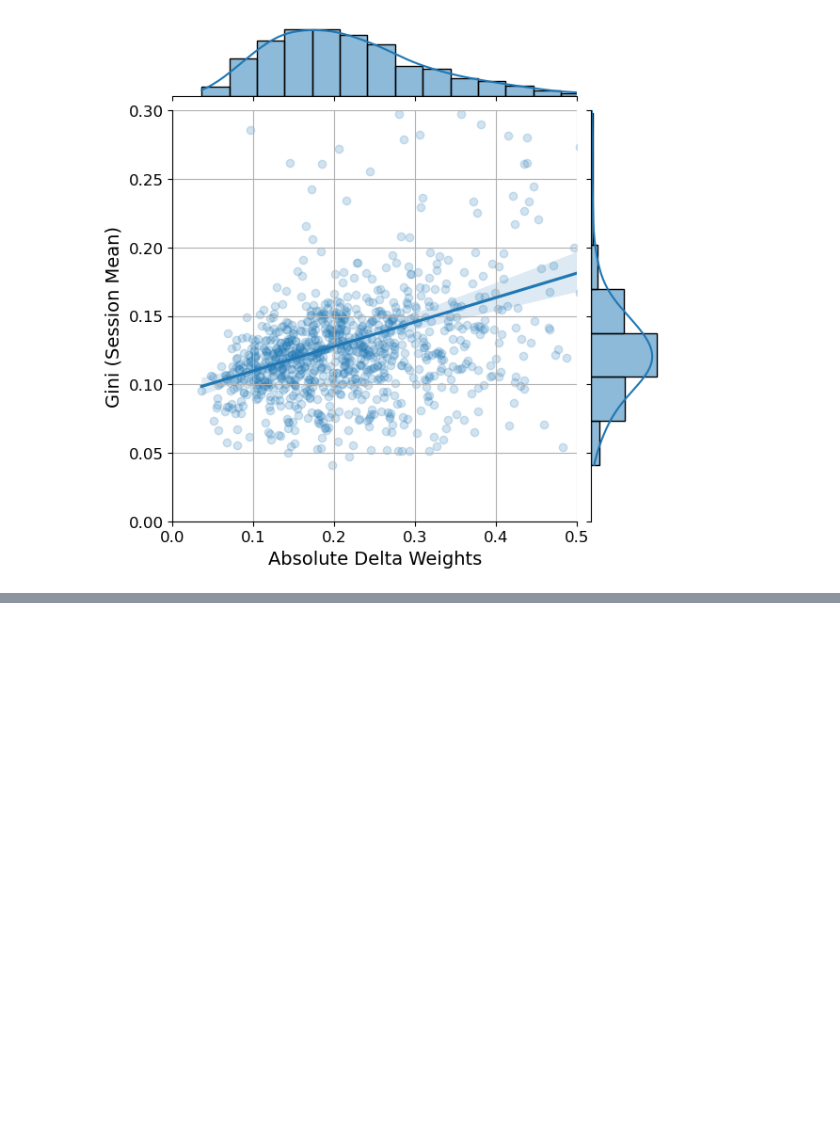
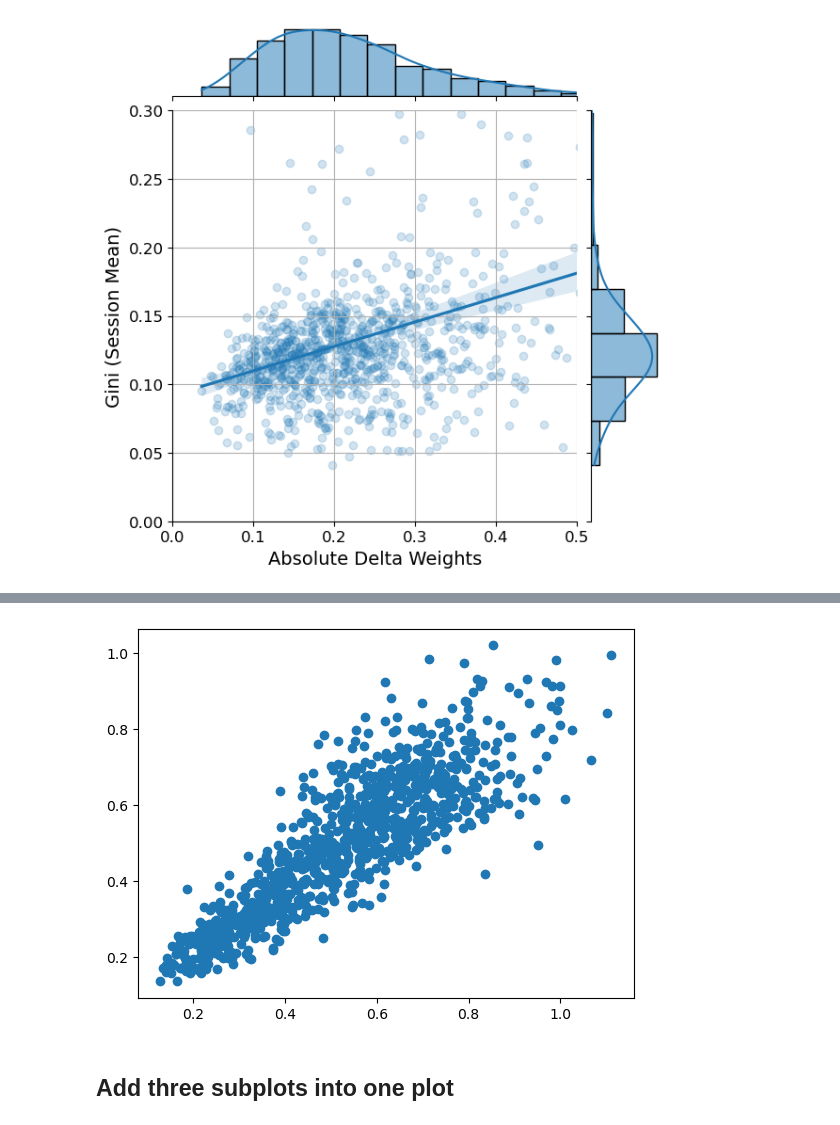
Before and after one commit to MirkoTh/semantic-representations-ID, a Jupyter notebook: split-half-reliability.ipynb, the cells around one changed output, grey strips where cells are left out. Drawn from its saved outputs; the diff is of its cells as text; code cells hidden in the pictures; blank space fills up the shorter version.

```diff
--- a/split-half-reliability.ipynb
+++ b/split-half-reliability.ipynb
@@ -404,0 +506,42 @@ g.ax_joint.grid(True)
+# %%
+# calculate the split-half reliability for the gini coefficient and the average weight
+dict_rels = dict()
+for d in range_dims:
+    # select corresponding ndim
+    str_df = "df_sh_" + str(d)
+    str_df_v2 = str_df + "_v2"
+    df_sh_use = eval(str_df)
+    df_sh_use_v2 = eval(str_df_v2)
+
+    # 2 values < 0 (i.e. very close to zero around -1e-5)
+    df_sh_use.loc[df_sh_use["decision_weight_1"] < 0, "decision_weight_1"] = 0
+    df_sh_use.loc[df_sh_use["decision_weight_2"] < 0, "decision_weight_2"] = 0
+
+    # gini
+    ginis = df_sh_use.groupby("id")[["decision_weight_1", "decision_weight_2"]].agg(ut.gini).reset_index()
+    ginis.columns = ["id", "gini_half_1", "gini_half_2"]
+    r_gini = np.corrcoef(ginis["gini_half_1"], ginis["gini_half_2"])[0, 1]
+    r_gini_corrected = (2*r_gini)/(1 + r_gini)
+
+    # avg weight
+    avg_weight = df_sh_use.groupby("id")[["decision_weight_1", "decision_weight_2"]].agg("mean").reset_index()
+    r_avg_weight = np.corrcoef(avg_weight["decision_weight_1"], avg_weight["decision_weight_2"])[0, 1]
+    r_avg_weight_corrected = (2*r_avg_weight)/(1 + r_avg_weight)
+
+    # avg abs delta
+    df_sh_use["delta_decision_weight"] = df_sh_use["decision_weight_1"] - df_sh_use["decision_weight_2"]
+    df_sh_use["abs_delta_decision_weight"] = np.abs(df_sh_use["delta_decision_weight"])
+    avg_abs_delta = df_sh_use.groupby("id")["abs_delta_decision_weight"].agg("mean").reset_index()
+    df_sh_use_v2["delta_decision_weight"] = df_sh_use_v2["decision_weight_1"] - df_sh_use_v2["decision_weight_2"]
+    df_sh_use_v2["abs_delta_decision_weight"] = np.abs(df_sh_use_v2["delta_decision_weight"])
+    avg_abs_delta_v2 = df_sh_use_v2.groupby("id")["abs_delta_decision_weight"].agg("mean").reset_index()
+    avg_abs_delta_both = avg_abs_delta.merge(avg_abs_delta_v2, on="id", how="left", suffixes = ["_v1", "_v2"])
+    avg_abs_delta_corr = np.corrcoef(avg_abs_delta_both["abs_delta_decision_weight_v1"], avg_abs_delta_both["abs_delta_decision_weight_v2"])[0, 1]
+    # correction formula
+    r_avg_delta = (2*avg_abs_delta_corr)/(1 + avg_abs_delta_corr)
+
+    d_result = {"sh_gini":r_gini_corrected, "sh_avg_weight":r_avg_weight_corrected, "avg_abs_delta":r_avg_delta}
+    dict_rels[d] = d_result
+
+df_splithalf_summary = pd.DataFrame.from_dict(dict_rels, orient='index').reset_index()
+df_splithalf_summary.columns = ["ndim", "gini", "avg_weight", "avg_abs_delta"]
@@ -404,0 +563,6 @@ g.ax_joint.grid(True)
+# %%
+_ = plt.scatter(avg_abs_delta["abs_delta_decision_weight"], avg_abs_delta_v2["abs_delta_decision_weight"])
+# %% [output]
+[figure, added]
+# %% [markdown]
+## Add three subplots into one plot
```
Also changed, not shown: parts of 49 cells of this notebook, 3 other files.
